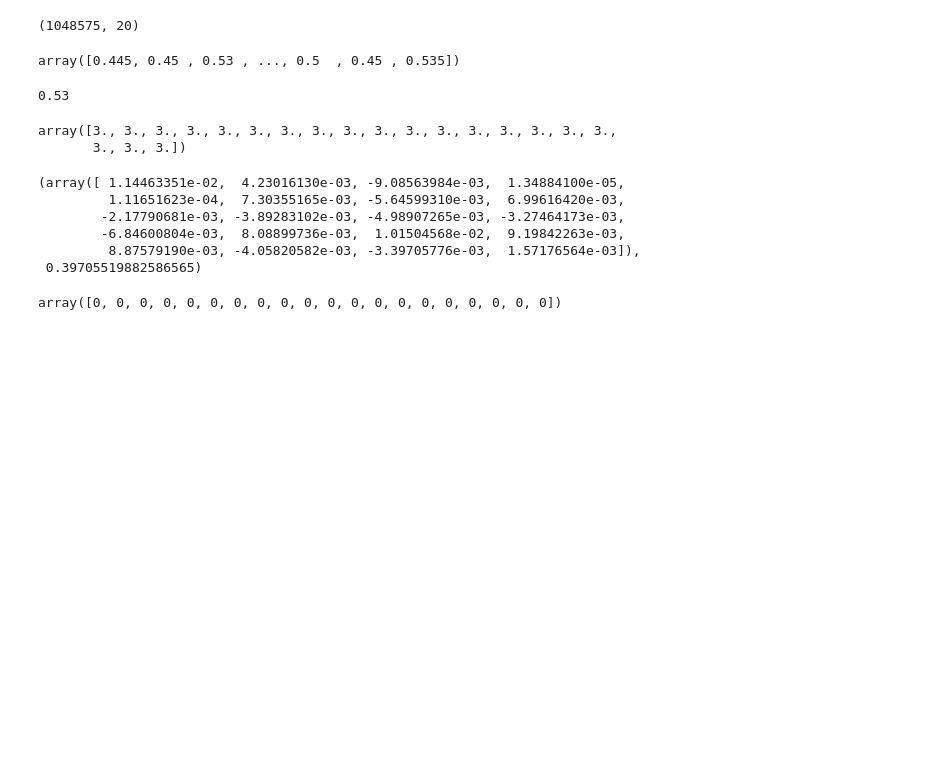
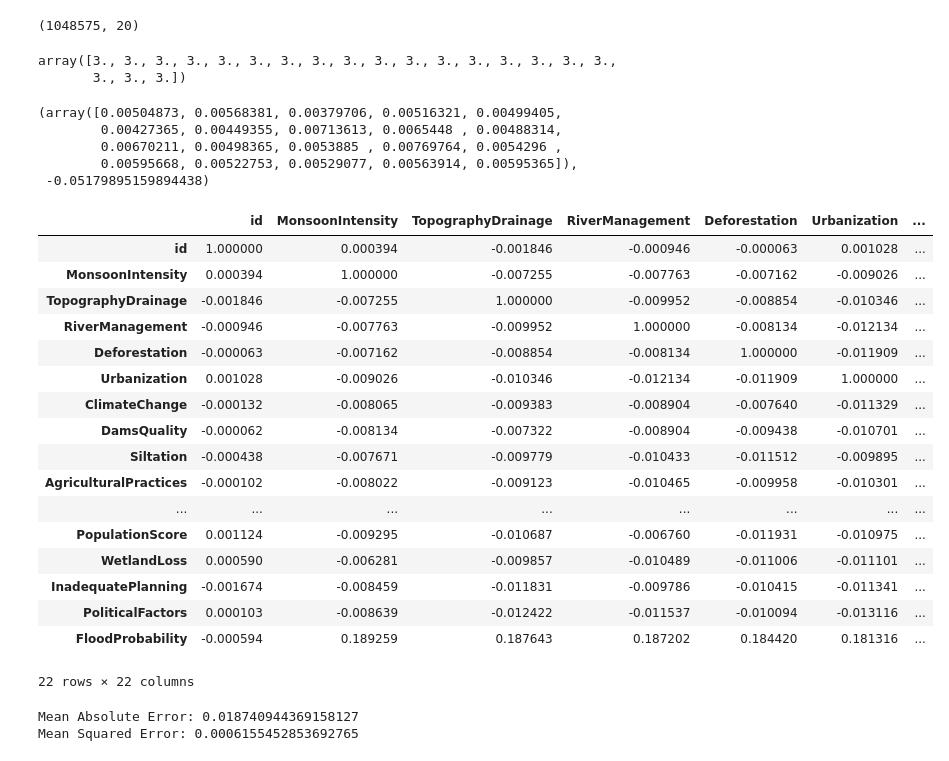
Before and after one commit to danial3000/ai_project, a Jupyter notebook: Phase 1/linear regression/linear_regression_phase1.ipynb, the cells around one changed output. Saved outputs shown, nothing was run; the diff lists cells and outputs as text; code cells hidden in the pictures; blank space fills up the shorter version.

```diff
--- a/Phase 1/linear regression/linear_regression_phase1.ipynb
+++ b/Phase 1/linear regression/linear_regression_phase1.ipynb
@@ -18,7 +18,3 @@ df
 | 1048573 | 1048573 | 4 | 4 | 2 | 3 | 4 | ... |
 | 1048574 | 1048574 | 5 | 3 | 4 | 5 | 3 | ... |
 1048575 rows × 22 columns
-# %%
-for column in df.columns:
-    mean_value = np.nanmean(df[column])
-    df[column].fillna(mean_value, inplace=True)
@@ -66,12 +25,4 @@ x = df.drop(['id', 'FloodProbability'], axis=1).to_numpy()
 x.shape
 # %% [output]
 (1048575, 20)
-# %%
-y
-# %% [output]
-array([0.445, 0.45 , 0.53 , ..., 0.5  , 0.45 , 0.535])
-# %%
-y[2]
-# %% [output]
-0.53
 # %%
@@ -93,17 +44,51 @@ def linear_regression(alpha, bias, w, x, y):
         bias -= (predict - real) * 2 * alpha
     return (w, bias)
 # %%
-w, b = linear_regression(0.00000001, bias, weights, x, y)
+w, b = linear_regression(0.001, bias, weights, x, y)
 w, b
 # %% [output]
-(array([ 1.14463351e-02,  4.23016130e-03, -9.08563984e-03,  1.34884100e-05,
-         1.11651623e-04,  7.30355165e-03, -5.64599310e-03,  6.99616420e-03,
-        -2.17790681e-03, -3.89283102e-03, -4.98907265e-03, -3.27464173e-03,
-        -6.84600804e-03,  8.08899736e-03,  1.01504568e-02,  9.19842263e-03,
-         8.87579190e-03, -4.05820582e-03, -3.39705776e-03,  1.57176564e-03]),
- 0.39705519882586565)
+(array([0.00504873, 0.00568381, 0.00379706, 0.00516321, 0.00499405,
+        0.00427365, 0.00449355, 0.00713613, 0.0065448 , 0.00488314,
+        0.00670211, 0.00498365, 0.0053885 , 0.00769764, 0.0054296 ,
+        0.00595668, 0.00522753, 0.00529077, 0.00563914, 0.00595365]),
+ -0.05179895159894438)
+# %%
+df.corr()
+# %% [output]
+|  | id | MonsoonIntensity | TopographyDrainage | RiverManagement | Deforestation | Urbanization | ... |
+| id | 1.000000 | 0.000394 | -0.001846 | -0.000946 | -0.000063 | 0.001028 | ... |
+| MonsoonIntensity | 0.000394 | 1.000000 | -0.007255 | -0.007763 | -0.007162 | -0.009026 | ... |
+| TopographyDrainage | -0.001846 | -0.007255 | 1.000000 | -0.009952 | -0.008854 | -0.010346 | ... |
+| RiverManagement | -0.000946 | -0.007763 | -0.009952 | 1.000000 | -0.008134 | -0.012134 | ... |
+| Deforestation | -0.000063 | -0.007162 | -0.008854 | -0.008134 | 1.000000 | -0.011909 | ... |
+| Urbanization | 0.001028 | -0.009026 | -0.010346 | -0.012134 | -0.011909 | 1.000000 | ... |
+| ClimateChange | -0.000132 | -0.008065 | -0.009383 | -0.008904 | -0.007640 | -0.011329 | ... |
+| DamsQuality | -0.000062 | -0.008134 | -0.007322 | -0.008904 | -0.009438 | -0.010701 | ... |
+| Siltation | -0.000438 | -0.007671 | -0.009779 | -0.010433 | -0.011512 | -0.009895 | ... |
+| AgriculturalPractices | -0.000102 | -0.008022 | -0.009123 | -0.010465 | -0.009958 | -0.010301 | ... |
+| ... | ... | ... | ... | ... | ... | ... | ... |
+| PopulationScore | 0.001124 | -0.009295 | -0.010687 | -0.006760 | -0.011931 | -0.010975 | ... |
+| WetlandLoss | 0.000590 | -0.006281 | -0.009857 | -0.010489 | -0.011006 | -0.011101 | ... |
+| InadequatePlanning | -0.001674 | -0.008459 | -0.011831 | -0.009786 | -0.010415 | -0.011341 | ... |
+| PoliticalFactors | 0.000103 | -0.008639 | -0.012422 | -0.011537 | -0.010094 | -0.013116 | ... |
+| FloodProbability | -0.000594 | 0.189259 | 0.187643 | 0.187202 | 0.184420 | 0.181316 | ... |
+22 rows × 22 columns
 # %%
-w
+import numpy as np
+from sklearn.metrics import mean_absolute_error, mean_squared_error
+
+def predict(x, w, bias):
+    return np.dot(x, w) + bias
+
+y_pred = predict(x, w, b)
+
+mae = mean_absolute_error(y, y_pred)
+
+mse = mean_squared_error(y, y_pred)
+
+print(f"mean absolute error: {mae}")
+print(f"mean squared error: {mse}")
 # %% [output]
-array([0, 0, 0, 0, 0, 0, 0, 0, 0, 0, 0, 0, 0, 0, 0, 0, 0, 0, 0, 0])
+Mean Absolute Error: 0.018740944369158127
+Mean Squared Error: 0.0006155452853692765
 # %%
```
Also changed, not shown: parts of 5 cells of this notebook.
